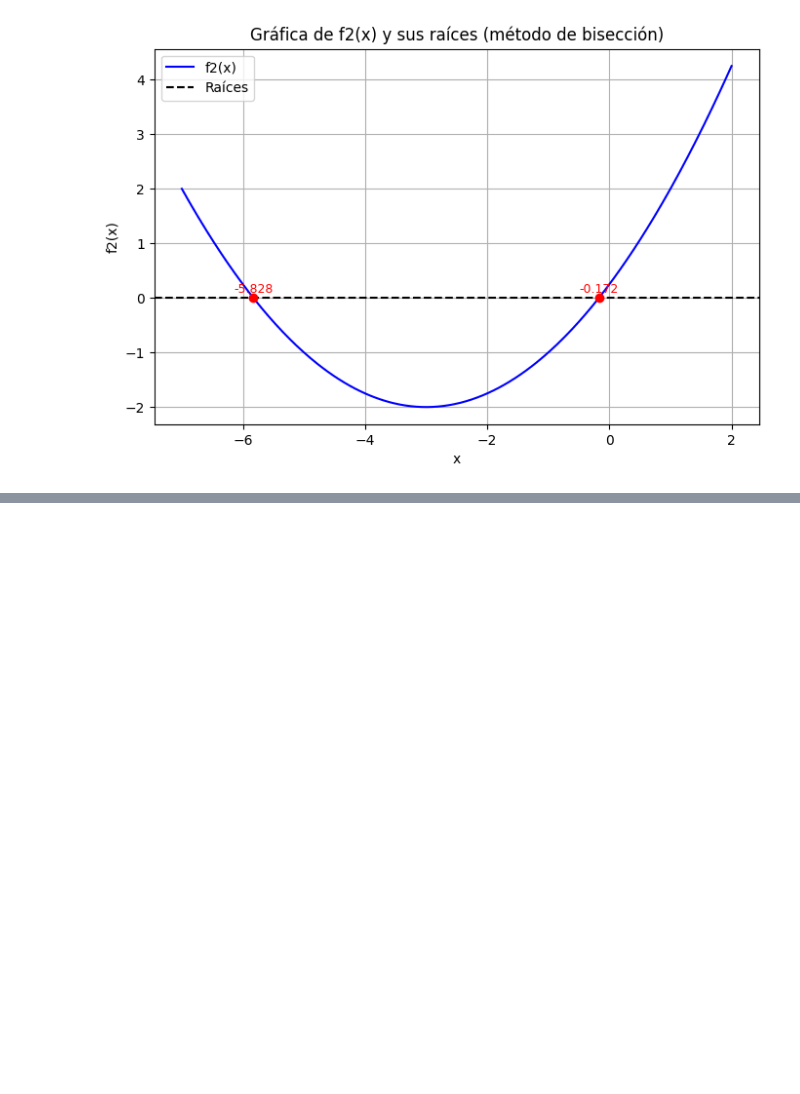
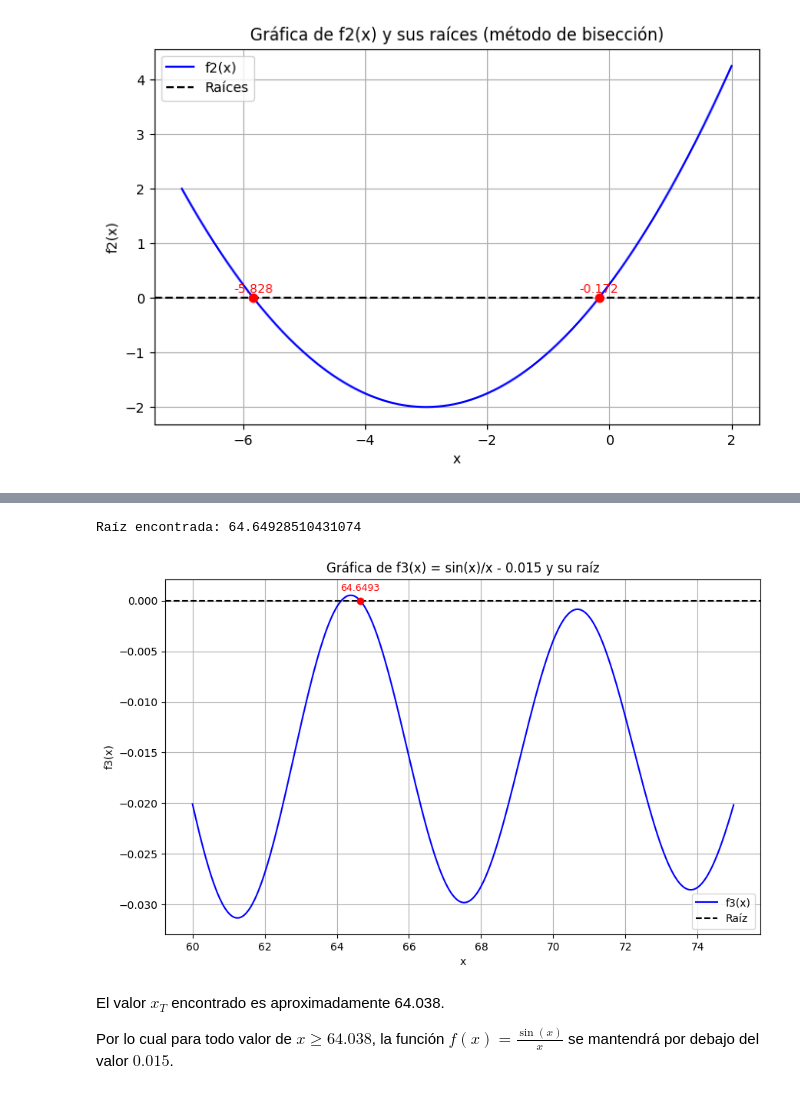
Before and after one commit to Pulga2104/Taller-02, a Jupyter notebook: Taller02.ipynb, the cells around one changed output, grey strips where cells are left out. Saved outputs shown, nothing was run; the diff lists cells and outputs as text; code cells hidden in the pictures; blank space fills up the shorter version.

```diff
--- a/Taller02.ipynb
+++ b/Taller02.ipynb
@@ -113,0 +122,38 @@ Raíz 2 encontrada en: -0.1715728752551513
+# %%
+import numpy as np
+import matplotlib.pyplot as plt
+from scipy.optimize import newton
+
+def f3(x):
+    return np.sin(x) / x - 0.015
+
+def f_prime(x):
+    return (x * np.cos(x) - np.sin(x)) / (x**2)
+
+raiz = newton(f3, x0=66.67, fprime=f_prime)
+
+print(f"Raíz encontrada: {raiz}")
+
+x = np.linspace(60, 75, 1000)
+y = f3(x)
+
+plt.figure(figsize=(10,6))
+plt.plot(x, y, label='f3(x)', color='blue')
+plt.axhline(0, color='black', linestyle='--')
+
+plt.scatter(raiz, f3(raiz), color='red', zorder=5)
+plt.text(raiz, f3(raiz)+0.001, f"{raiz:.4f}", color='red', fontsize=9, ha='center')
+
+plt.title("Gráfica de f3(x) = sin(x)/x - 0.015 y su raíz")
+plt.xlabel("x")
+plt.ylabel("f3(x)")
+plt.legend(['f3(x)', 'Raíz'])
+plt.grid(True)
+plt.show()
+# %% [output]
+Raíz encontrada: 64.64928510431074
+[figure, added]
+# %% [markdown]
+El valor $x_T$ encontrado es aproximadamente 64.038.
+
+Por lo cual para todo valor de $x \ge 64.038$, la función $f(x) = \frac{\sin(x)}{x}$ se mantendrá por debajo del valor $0.015$.
```
Also changed, not shown: parts of 2 cells of this notebook.
